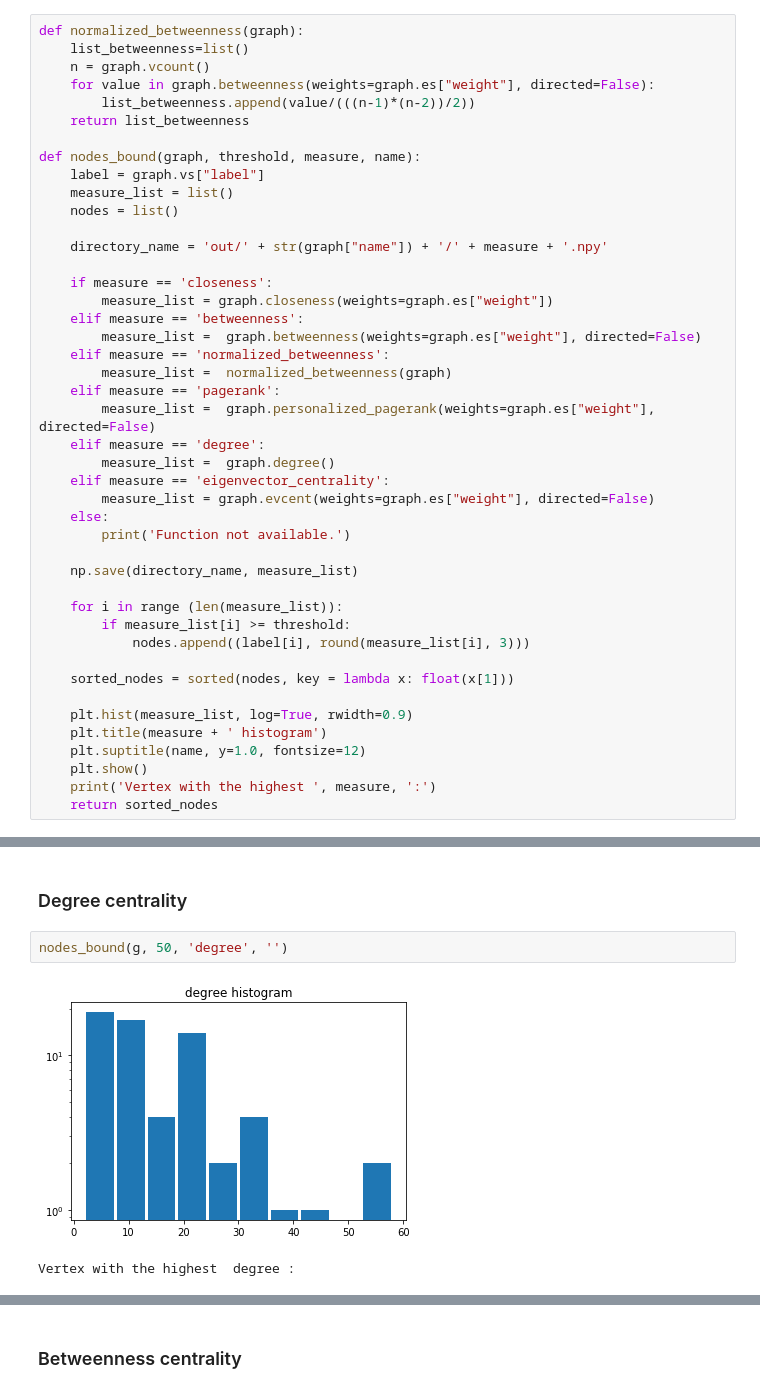
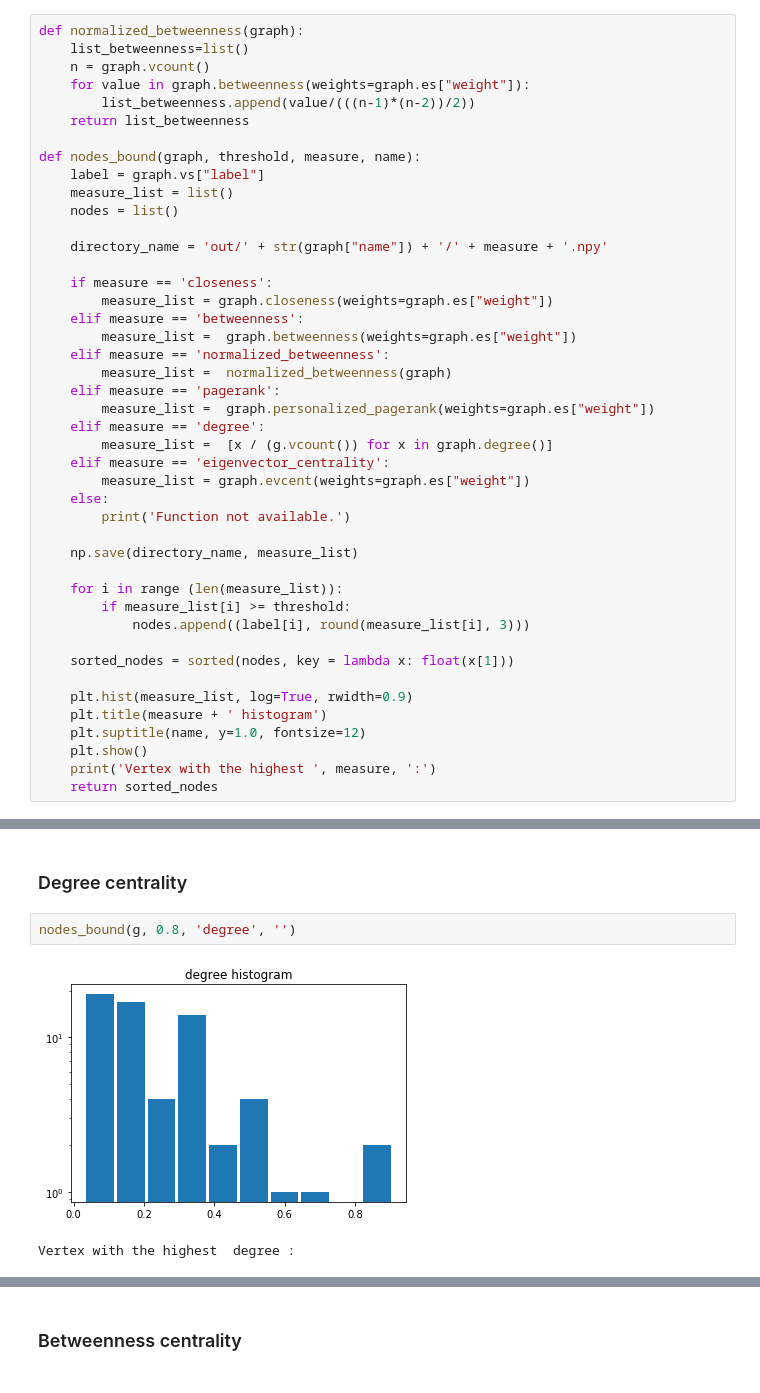
Before and after one commit to GiorgiaAuroraAdorni/MadridTrainBombingNetAnalytics, a Jupyter notebook: MadridTrainBombingNet.ipynb, the cells around one changed output, grey strips where cells are left out. Cells and saved outputs as stored; diff of their text form.

Commit message:
Normalized degree centrality and added mean distribution for each measure

```diff
--- a/MadridTrainBombingNet.ipynb
+++ b/MadridTrainBombingNet.ipynb
@@ -98,7 +101,7 @@ ig.plot(g)
 def normalized_betweenness(graph):
     list_betweenness=list()
     n = graph.vcount()
-    for value in graph.betweenness(weights=graph.es["weight"], directed=False):
+    for value in graph.betweenness(weights=graph.es["weight"]):
         list_betweenness.append(value/(((n-1)*(n-2))/2))
     return list_betweenness
 
@@ -112,15 +115,15 @@ def nodes_bound(graph, threshold, measure, name):
     if measure == 'closeness':
         measure_list = graph.closeness(weights=graph.es["weight"])
     elif measure == 'betweenness':
-        measure_list =  graph.betweenness(weights=graph.es["weight"], directed=False)
+        measure_list =  graph.betweenness(weights=graph.es["weight"])
     elif measure == 'normalized_betweenness':
         measure_list =  normalized_betweenness(graph)
     elif measure == 'pagerank':
-        measure_list =  graph.personalized_pagerank(weights=graph.es["weight"], directed=False)
+        measure_list =  graph.personalized_pagerank(weights=graph.es["weight"])
     elif measure == 'degree':
-        measure_list =  graph.degree()
+        measure_list =  [x / (g.vcount()) for x in graph.degree()]
     elif measure == 'eigenvector_centrality':
-        measure_list = graph.evcent(weights=graph.es["weight"], directed=False)
+        measure_list = graph.evcent(weights=graph.es["weight"])
     else:
         print('Function not available.')
 
@@ -165,7 +168,7 @@ plt.show()
 # %% [markdown]
 ### Degree centrality
 # %%
-nodes_bound(g, 50, 'degree', '')
+nodes_bound(g, 0.8, 'degree', '')
 # %% [output]
-[figure, old version]
+[figure, new version]
 Vertex with the highest  degree :
```
Also changed, not shown: parts of 49 cells of this notebook.
